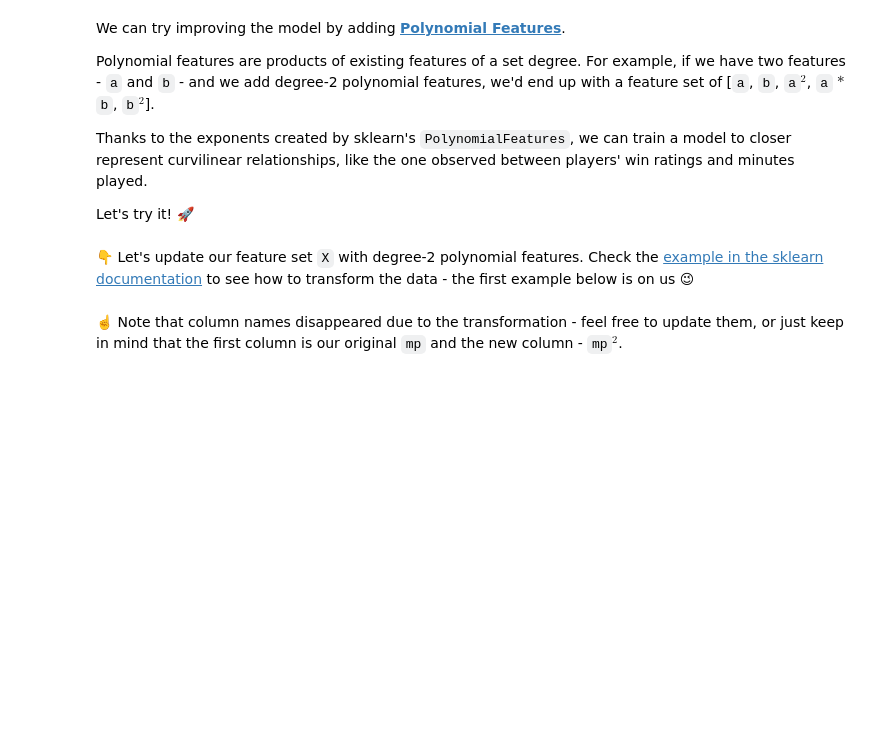
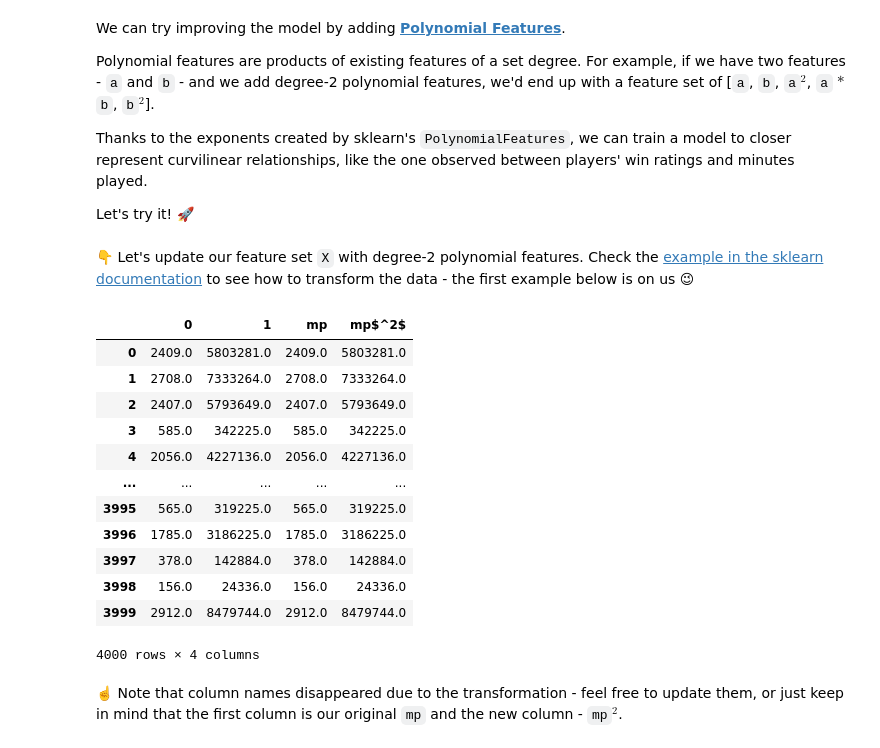
Before and after one commit to bitazaratustra/lewagon_data, a Jupyter notebook: data-learning-curves/Learning_Curves.ipynb, the cells around one changed output. Drawn from its saved outputs; the diff is of its cells as text; code cells hidden in the pictures; blank space fills up the shorter version.

```diff
--- a/data-learning-curves/Learning_Curves.ipynb
+++ b/data-learning-curves/Learning_Curves.ipynb
@@ -209,11 +261,27 @@ Let's try it! 🚀
 # %%
 from sklearn.preprocessing import PolynomialFeatures
 
 polynomial_features = PolynomialFeatures(degree=2, include_bias=False) # we don't want to add a column of 1's
 X_poly = polynomial_features.fit_transform(X)
 
 X_poly = pd.DataFrame(X_poly) # turning it back into a DataFrame for easier manipulation
-X_poly.head()
+X_poly['mp'] = X_poly[0]
+X_poly['mp$^2$'] = X_poly[1]
+X_poly
+# %% [output]
+|  | 0 | 1 | mp | mp$^2$ |
+| 0 | 2409.0 | 5803281.0 | 2409.0 | 5803281.0 |
+| 1 | 2708.0 | 7333264.0 | 2708.0 | 7333264.0 |
+| 2 | 2407.0 | 5793649.0 | 2407.0 | 5793649.0 |
+| 3 | 585.0 | 342225.0 | 585.0 | 342225.0 |
+| 4 | 2056.0 | 4227136.0 | 2056.0 | 4227136.0 |
+| ... | ... | ... | ... | ... |
+| 3995 | 565.0 | 319225.0 | 565.0 | 319225.0 |
+| 3996 | 1785.0 | 3186225.0 | 1785.0 | 3186225.0 |
+| 3997 | 378.0 | 142884.0 | 378.0 | 142884.0 |
+| 3998 | 156.0 | 24336.0 | 156.0 | 24336.0 |
+| 3999 | 2912.0 | 8479744.0 | 2912.0 | 8479744.0 |
+4000 rows × 4 columns
 # %% [markdown]
 ☝️ Note that column names disappeared due to the transformation - feel free to update them, or just keep in mind that the first column is our original `mp` and the new column - `mp`$^2$.
 # %% [markdown]
```
Also changed, not shown: parts of 19 cells of this notebook, 1 other file.
